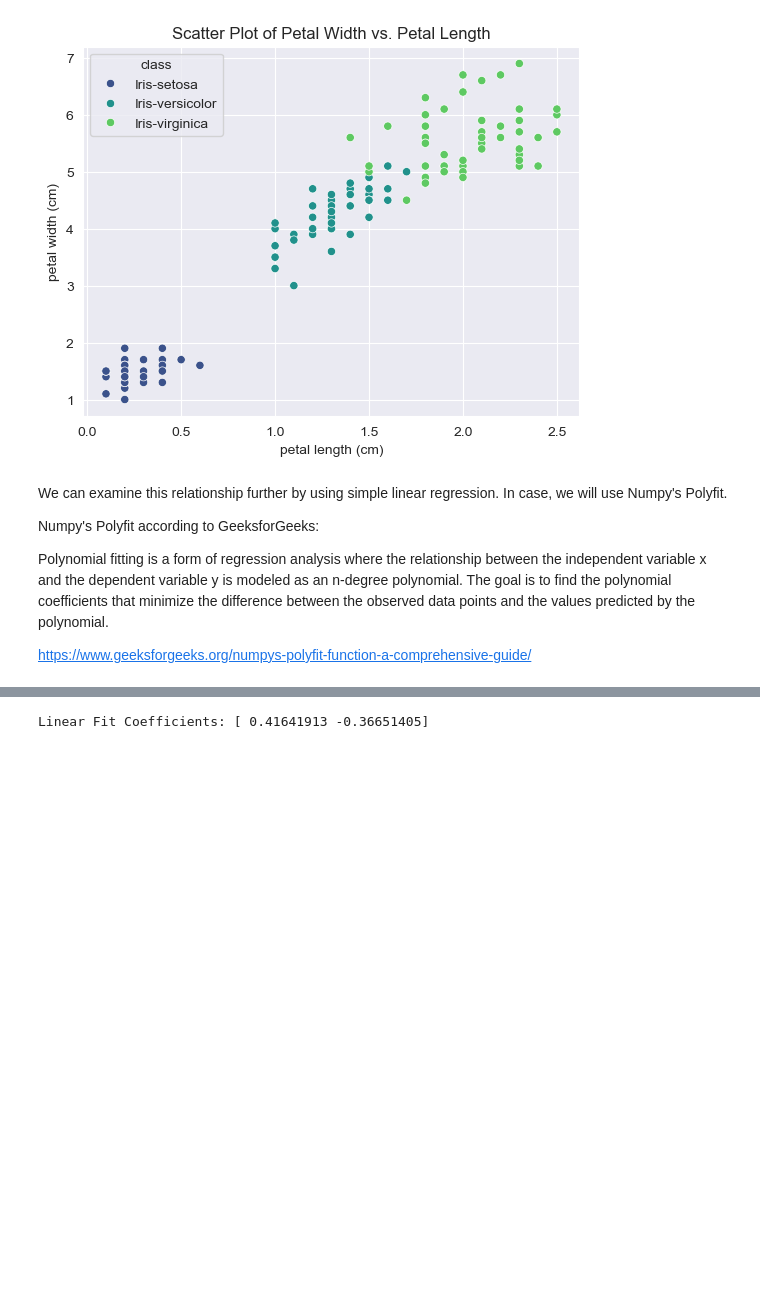
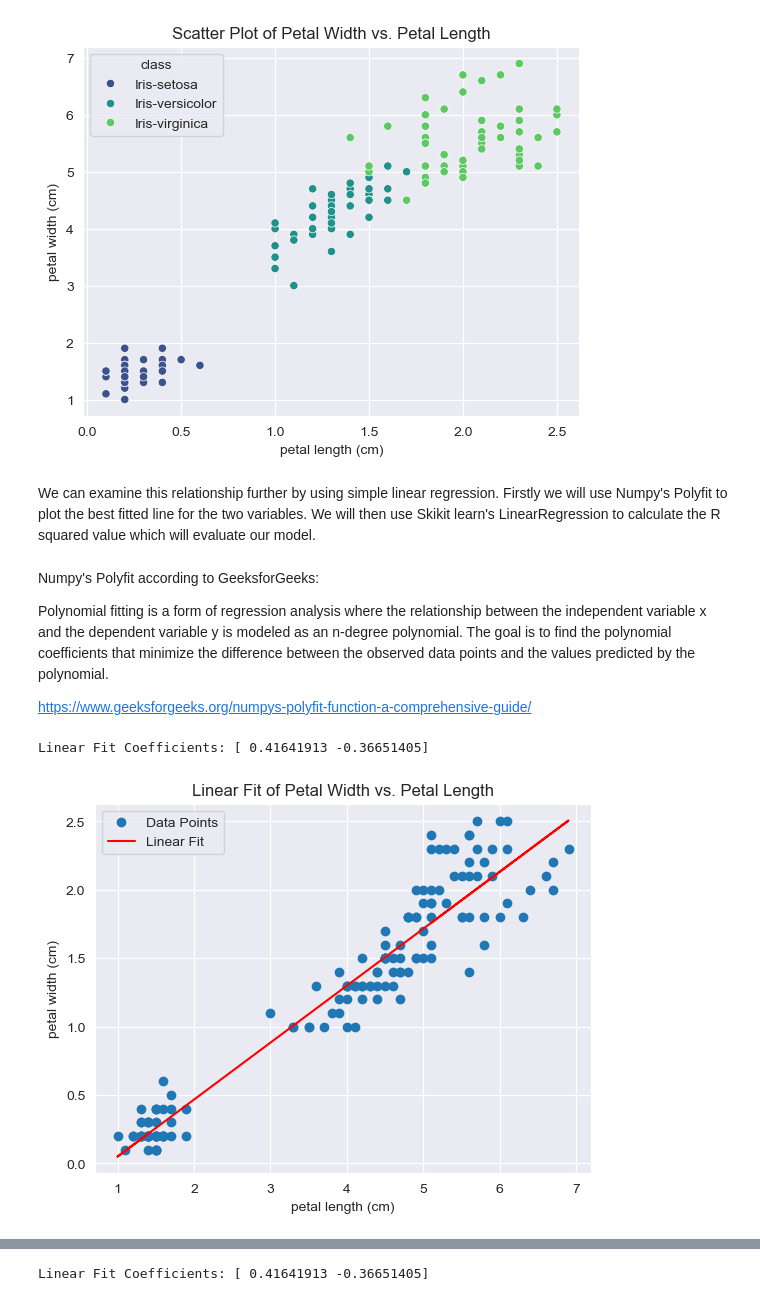
Before and after one commit to EmmaChubbCode/pands-project, a Jupyter notebook: analysis_desc.ipynb, the cells around one changed output, grey strips where cells are left out. Drawn from its saved outputs; the diff is of its cells as text; code cells hidden in the pictures; blank space fills up the shorter version.

```diff
--- a/analysis_desc.ipynb
+++ b/analysis_desc.ipynb
@@ -542,11 +542,41 @@ plt.savefig("scatterplot.png")
 plt.show()
 # %% [output]
 [figure]
+# %% [markdown]
+We can examine this relationship further by using simple linear regression. Firstly we will use Numpy's Polyfit to plot the best fitted line for the two variables. We will then use Skikit learn's LinearRegression to calculate the R squared value which will evaluate our model.
 # %% [markdown]
-We can examine this relationship further by using simple linear regression. In case, we will use Numpy's Polyfit.
-
 Numpy's Polyfit according to GeeksforGeeks:
 
 Polynomial fitting is a form of regression analysis where the relationship between the independent variable x and the dependent variable y is modeled as an n-degree polynomial. The goal is to find the polynomial coefficients that minimize the difference between the observed data points and the values predicted by the polynomial.
 
 https://www.geeksforgeeks.org/numpys-polyfit-function-a-comprehensive-guide/
+# %%
+x = iris_df['petal length']
+y = iris_df['petal width']
+
+# Perform linear fit
+coefficients = np.polyfit(x, y, 1)
+print("Linear Fit Coefficients:", coefficients)
+
+# Create polynomial function
+p = np.poly1d(coefficients)
+
+#plot this on a scatter plot, add labels of the data points, then plot the linear fit line.
+plt.scatter(x, y, label='Data Points')
+plt.plot(x, p(x), label='Linear Fit', color='red')
+
+# create some labels for the axes
+plt.xlabel('petal length (cm)')
+plt.ylabel('petal width (cm)')
+plt.title('Linear Fit of Petal Width vs. Petal Length')
+
+# save the scatterplot as a png file
+plt.savefig("linearfit.png")
+
+# make the legend for the plot
+plt.legend()
+# show the plot
+plt.show()
+# %% [output]
+Linear Fit Coefficients: [ 0.41641913 -0.36651405]
+[figure, added]
```
Also changed, not shown: parts of 4 cells of this notebook, 2 other files.
